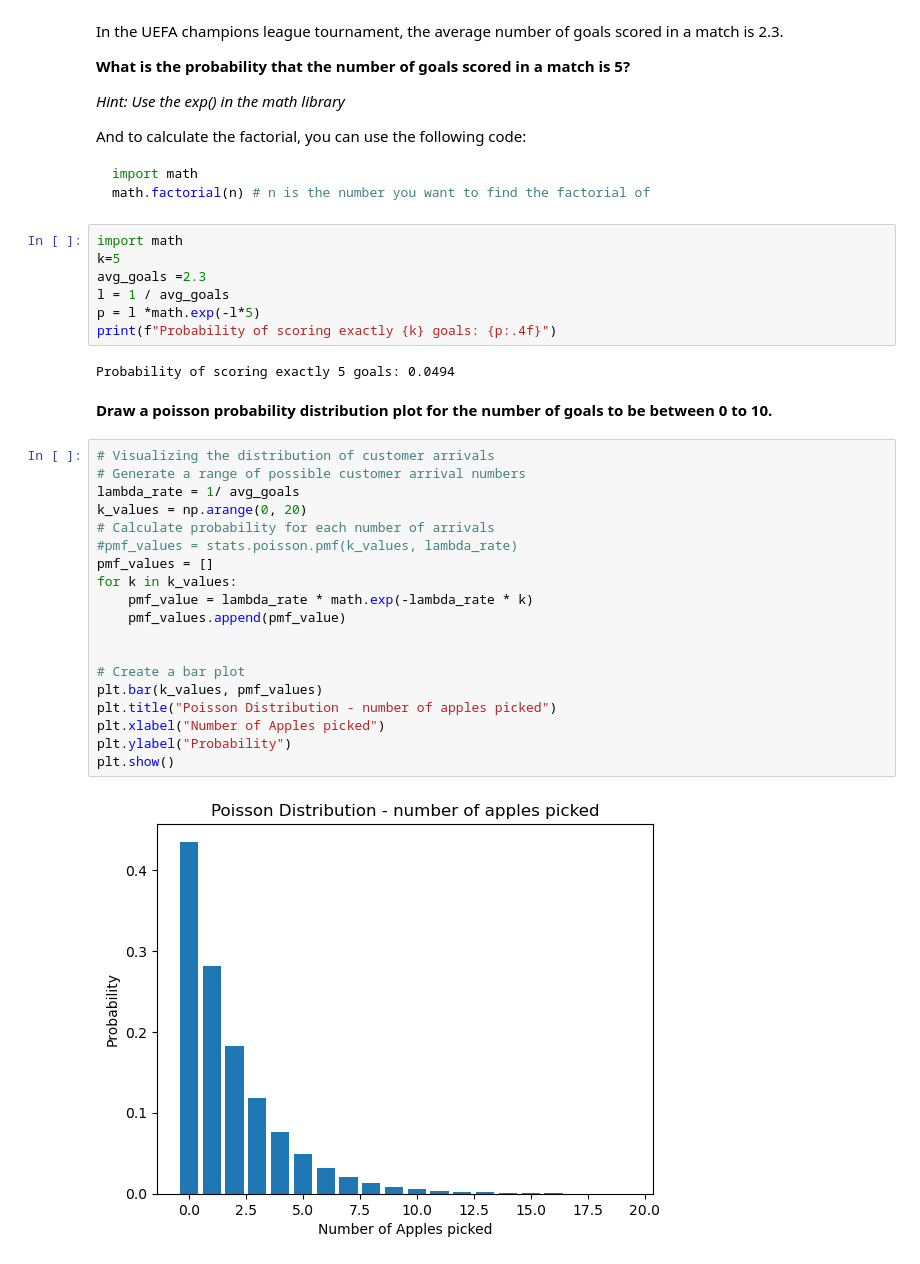
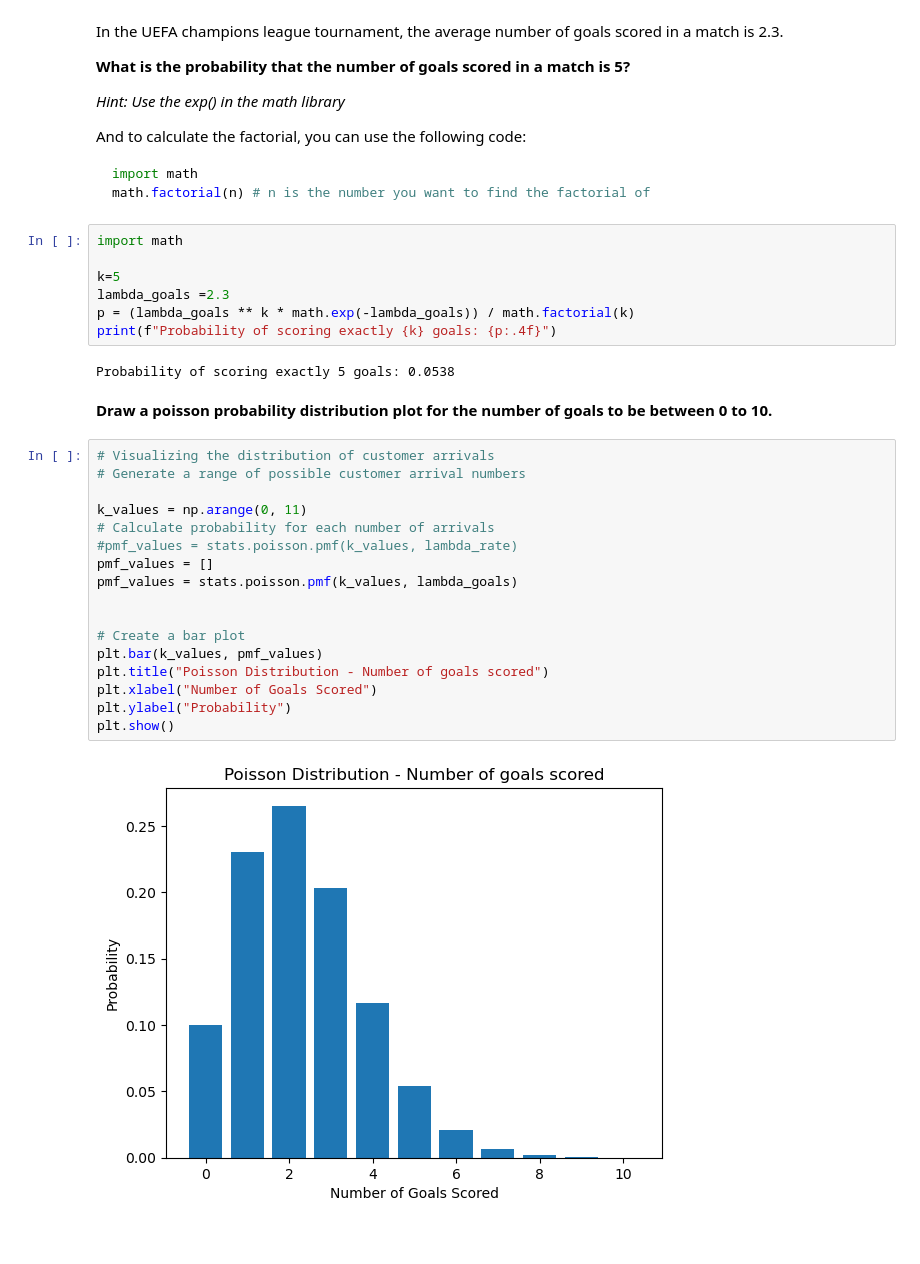
Before and after one commit to ironhack-labs/lab-discrete-probability-distributions-en, a Jupyter notebook: your-code/main.ipynb, the cells around one changed output. Drawn from its saved outputs; the diff is of its cells as text.

````diff
--- a/your-code/main.ipynb
+++ b/your-code/main.ipynb
@@ -170,33 +165,31 @@ math.factorial(n) # n is the number you want to find the factorial of
 ```
 # %%
 import math
+
 k=5
-avg_goals =2.3
-l = 1 / avg_goals
-p = l *math.exp(-l*5)
+lambda_goals =2.3
+p = (lambda_goals ** k * math.exp(-lambda_goals)) / math.factorial(k)
 print(f"Probability of scoring exactly {k} goals: {p:.4f}")
 # %% [output]
-Probability of scoring exactly 5 goals: 0.0494
+Probability of scoring exactly 5 goals: 0.0538
 # %% [markdown]
 **Draw a poisson probability distribution plot for the number of goals to be between 0 to 10.**
 # %%
 # Visualizing the distribution of customer arrivals
 # Generate a range of possible customer arrival numbers
-lambda_rate = 1/ avg_goals
-k_values = np.arange(0, 20)
+
+k_values = np.arange(0, 11)
 # Calculate probability for each number of arrivals
 #pmf_values = stats.poisson.pmf(k_values, lambda_rate)
 pmf_values = []
-for k in k_values:
-    pmf_value = lambda_rate * math.exp(-lambda_rate * k)
-    pmf_values.append(pmf_value)
+pmf_values = stats.poisson.pmf(k_values, lambda_goals)
 
 
 # Create a bar plot
 plt.bar(k_values, pmf_values)
-plt.title("Poisson Distribution - number of apples picked")
-plt.xlabel("Number of Apples picked")
+plt.title("Poisson Distribution - Number of goals scored")
+plt.xlabel("Number of Goals Scored")
 plt.ylabel("Probability")
 plt.show()
 # %% [output]
-[figure, old version]
+[figure, new version]
````
Also changed, not shown: parts of 2 cells of this notebook.
